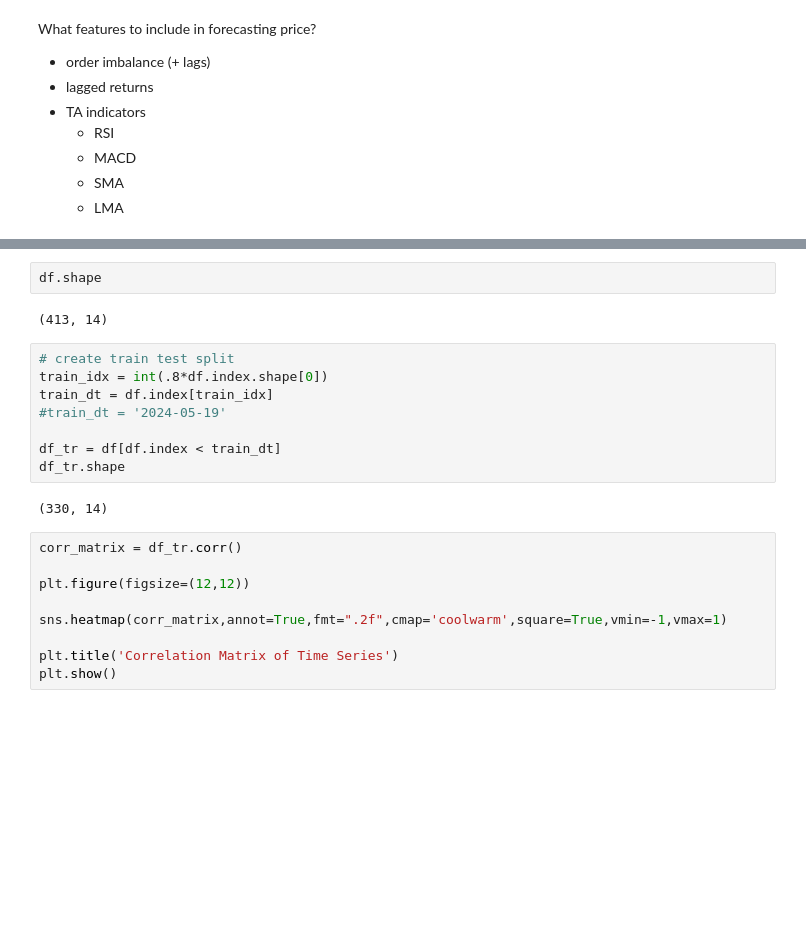
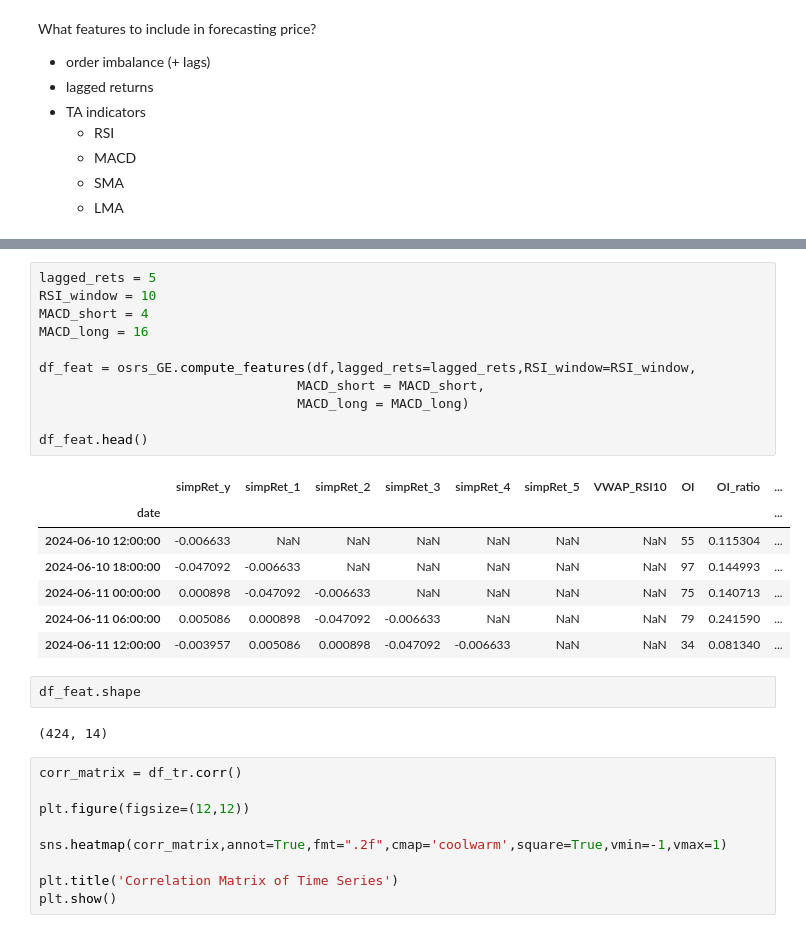
Before and after one commit to codyjcao/osrs-ge, a Jupyter notebook: osrs_ML_forecasting.ipynb, the cells around one changed output, grey strips where cells are left out. Saved outputs shown, nothing was run; the diff lists cells and outputs as text; blank space fills up the shorter version.

```diff
--- a/osrs_ML_forecasting.ipynb
+++ b/osrs_ML_forecasting.ipynb
@@ -179,17 +132,26 @@ df.head()
+# %%
+lagged_rets = 5
+RSI_window = 10
+MACD_short = 4
+MACD_long = 16
+
+df_feat = osrs_GE.compute_features(df,lagged_rets=lagged_rets,RSI_window=RSI_window,
+                                 MACD_short = MACD_short,
+                                 MACD_long = MACD_long)
+
+df_feat.head()
+# %% [output]
+|  | simpRet_y | simpRet_1 | simpRet_2 | simpRet_3 | simpRet_4 | simpRet_5 | VWAP_RSI10 | OI | OI_ratio | ... |
+| date |  |  |  |  |  |  |  |  |  | ... |
+| 2024-06-10 12:00:00 | -0.006633 | NaN | NaN | NaN | NaN | NaN | NaN | 55 | 0.115304 | ... |
+| 2024-06-10 18:00:00 | -0.047092 | -0.006633 | NaN | NaN | NaN | NaN | NaN | 97 | 0.144993 | ... |
+| 2024-06-11 00:00:00 | 0.000898 | -0.047092 | -0.006633 | NaN | NaN | NaN | NaN | 75 | 0.140713 | ... |
+| 2024-06-11 06:00:00 | 0.005086 | 0.000898 | -0.047092 | -0.006633 | NaN | NaN | NaN | 79 | 0.241590 | ... |
+| 2024-06-11 12:00:00 | -0.003957 | 0.005086 | 0.000898 | -0.047092 | -0.006633 | NaN | NaN | 34 | 0.081340 | ... |
 # %%
-df.shape
+df_feat.shape
 # %% [output]
-(413, 14)
+(424, 14)
-# %%
-# create train test split
-train_idx = int(.8*df.index.shape[0])
-train_dt = df.index[train_idx]
-#train_dt = '2024-05-19'
-
-df_tr = df[df.index < train_dt]
-df_tr.shape
-# %% [output]
-(330, 14)
 # %%
 corr_matrix = df_tr.corr()
 
```
Also changed, not shown: parts of 19 cells of this notebook, 1 other file.
